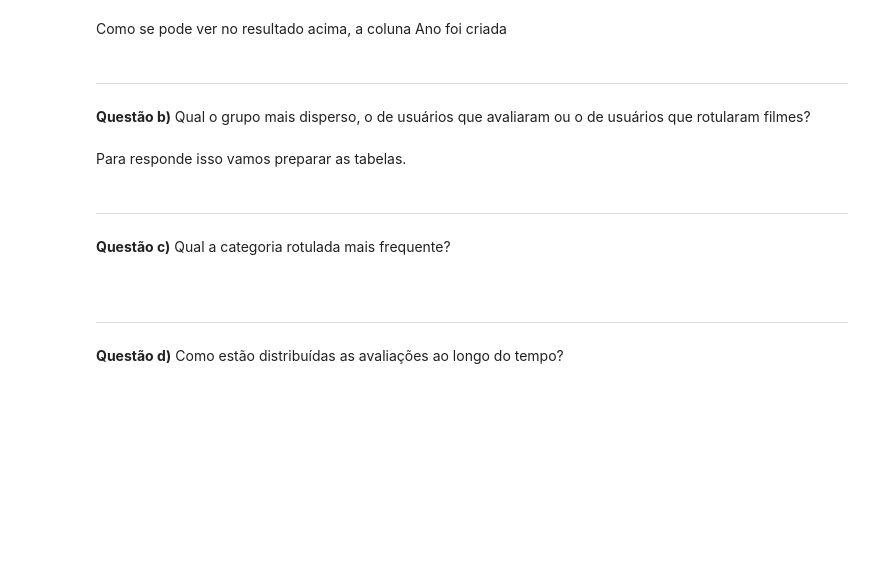
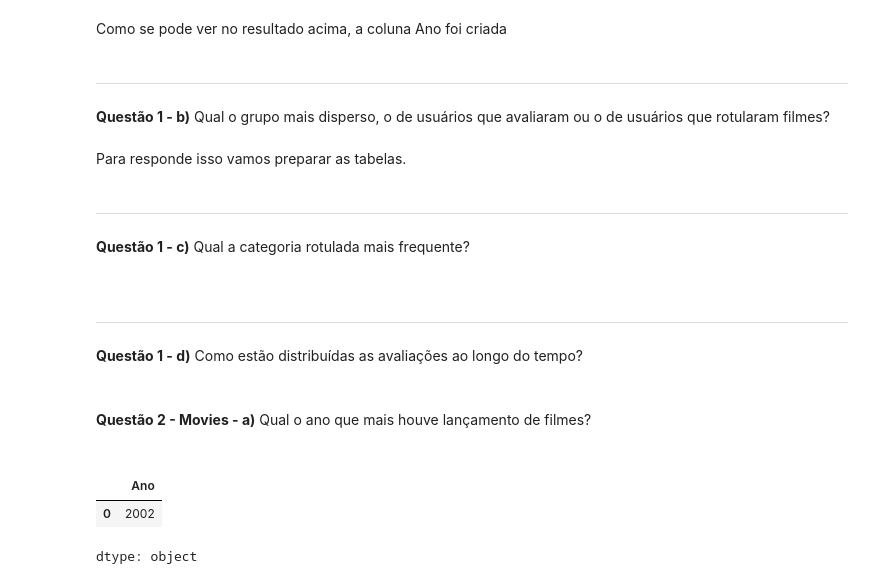
Before and after one commit to RobsonGFerrarezi/TrabalhoAmbientesInteligentes_N2_GRUPO2, a Jupyter notebook: TrabalhoN2_AmbientesInteligentes_Grupo2.ipynb, the cells around one changed output. Drawn from its saved outputs; the diff is of its cells as text; code cells hidden in the pictures; blank space fills up the shorter version.

```diff
--- a/TrabalhoN2_AmbientesInteligentes_Grupo2.ipynb
+++ b/TrabalhoN2_AmbientesInteligentes_Grupo2.ipynb
@@ -151,19 +151,29 @@ Como se pode ver no resultado acima, a coluna Ano foi criada
 
 ---
 
-**Questão b)** Qual o grupo mais disperso, o de usuários que avaliaram ou o de usuários que rotularam filmes?
+**Questão 1 - b)** Qual o grupo mais disperso, o de usuários que avaliaram ou o de usuários que rotularam filmes?
 <br/><br/>
 Para responde isso vamos preparar as tabelas.
 # %% [markdown]
 
 
 ---
-**Questão c)**  Qual a categoria rotulada mais frequente?
+**Questão 1 - c)**  Qual a categoria rotulada mais frequente?
 <br/><br/>
 # %% [markdown]
 
 
 ---
 
-**Questão d)** Como estão distribuídas as avaliações ao longo do tempo?
+**Questão 1 - d)** Como estão distribuídas as avaliações ao longo do tempo?
 <br/><br/>
+# %% [markdown]
+**Questão 2 - Movies - a)** Qual o ano que mais houve lançamento de filmes?
+<br/><br/>
+# %%
+anoMaiorNumLancamento = movies['Ano'].mode()
+anoMaiorNumLancamento
+# %% [output]
+|  | Ano |
+| 0 | 2002 |
+dtype: object
```
Also changed, not shown: parts of 2 cells of this notebook.
